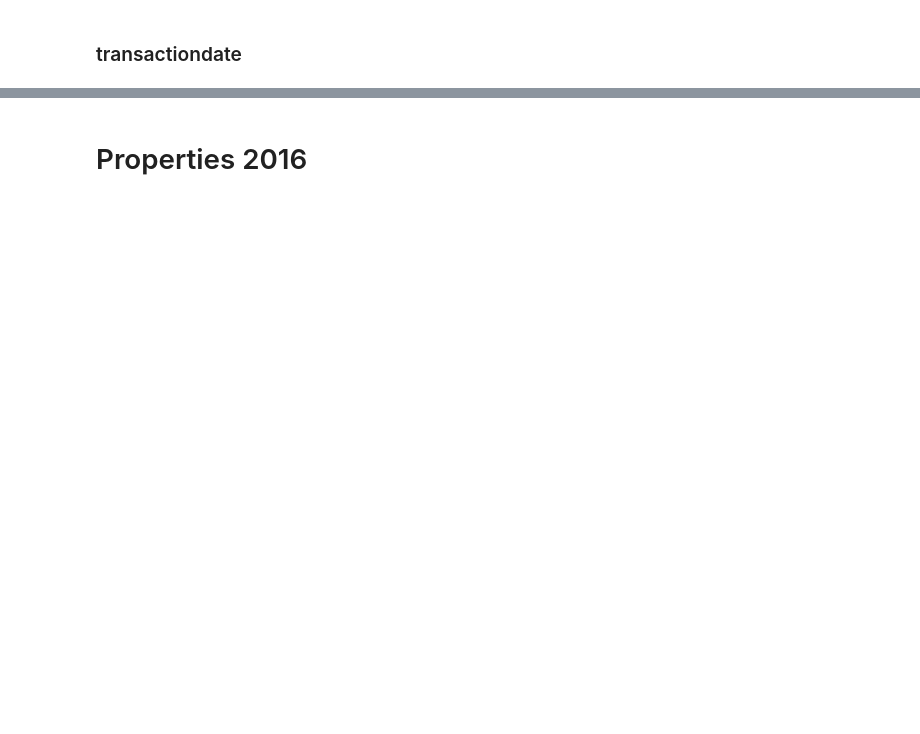
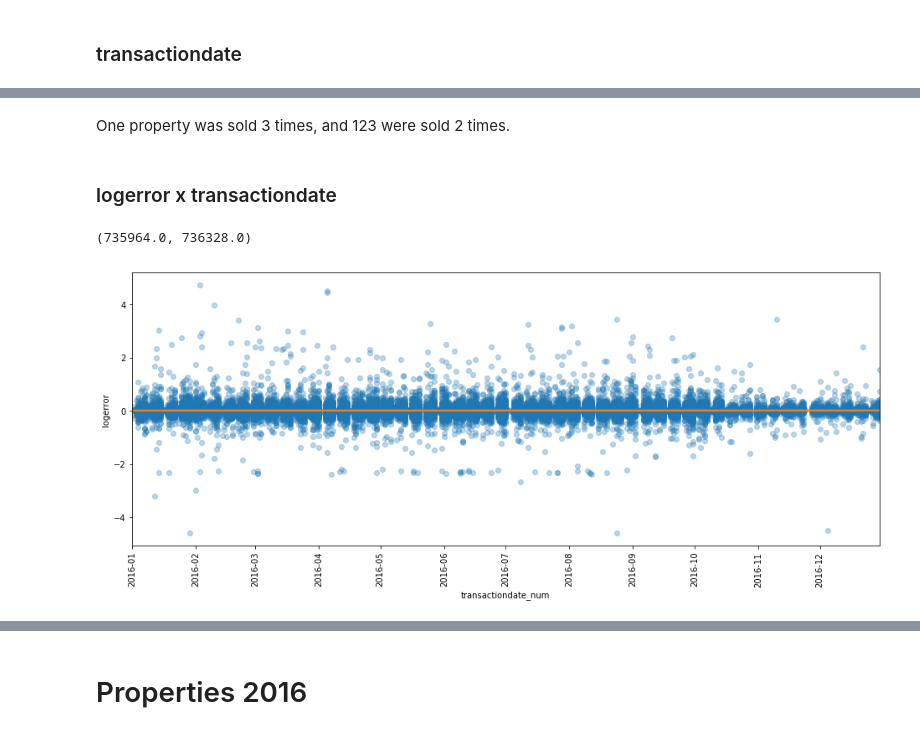
Before and after one commit to schiller/kaggle_zillow_prize, a Jupyter notebook: notebooks/EDA.ipynb, the cells around one changed output, grey strips where cells are left out. Saved outputs shown, nothing was run; the diff lists cells and outputs as text; code cells hidden in the pictures; blank space fills up the shorter version.

```diff
--- a/notebooks/EDA.ipynb
+++ b/notebooks/EDA.ipynb
@@ -63,0 +85,19 @@ ax.xaxis.set_major_formatter(mdates.AutoDateFormatter(locator))
+# %% [markdown]
+One property was sold 3 times, and 123 were sold 2 times.
+# %% [markdown]
+### logerror x transactiondate
+# %%
+ax = sns.regplot(x='transactiondate_num',
+                 y='logerror',
+                 data=train_df,
+                 scatter_kws={'alpha':0.3},
+                 line_kws={'color':sns.color_palette()[1]})
+plt.xticks(rotation=90)
+locator = mdates.MonthLocator()
+ax.xaxis.set_major_locator(locator)
+ax.xaxis.set_major_formatter(mdates.AutoDateFormatter(locator))
+ax.set_xlim(np.percentile(train_df['transactiondate_num'], 0),
+            np.percentile(train_df['transactiondate_num'], 100))
+# %% [output]
+(735964.0, 736328.0)
+[figure, added]
```
Also changed, not shown: parts of 17 cells of this notebook, 2 other files.
